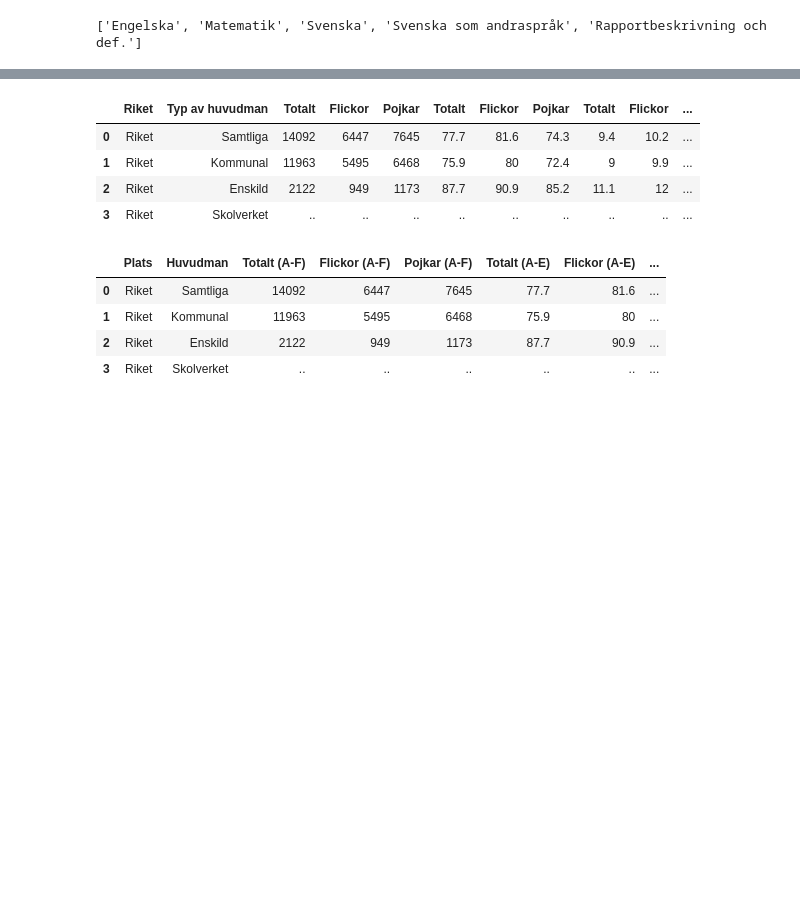
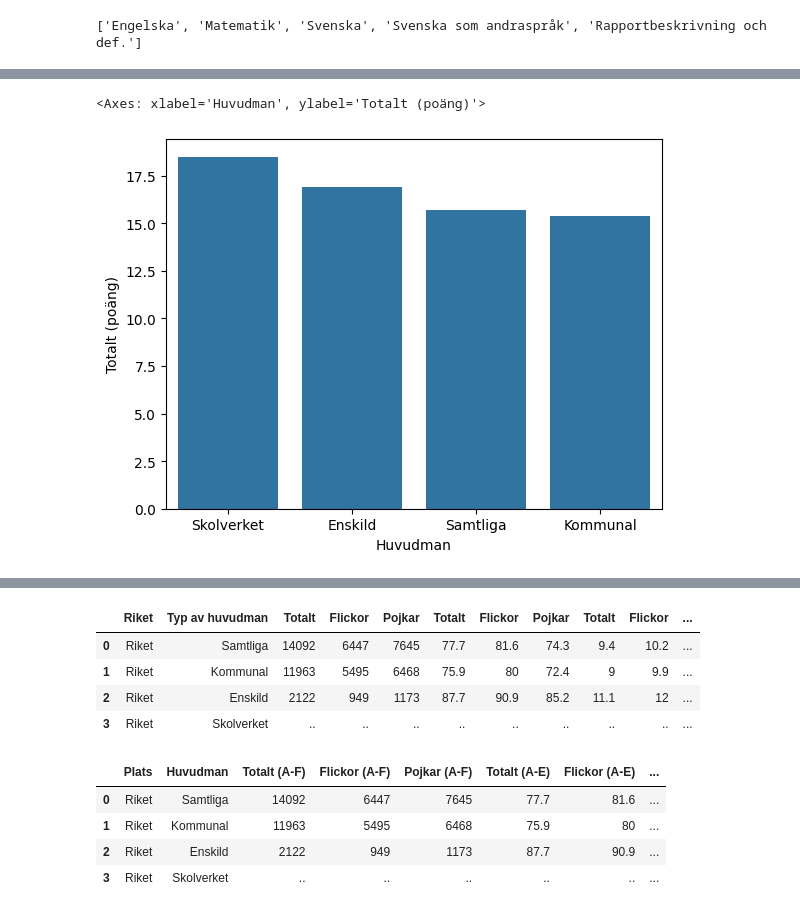
Before and after one commit to suseliwen/Labb2---skolstatistik, a Jupyter notebook: Labb_Skolstat.ipynb, the cells around one changed output, grey strips where cells are left out. Cells and saved outputs as stored; diff of their text form; code cells hidden in the pictures; blank space fills up the shorter version.

```diff
--- a/Labb_Skolstat.ipynb
+++ b/Labb_Skolstat.ipynb
@@ -14,6 +22,8 @@ print(sheets)
 ['Engelska', 'Matematik', 'Svenska', 'Svenska som andraspråk', 'Rapportbeskrivning och def.']
 # %%
 #Skapar en dataframe av bladet Engelska
-df_engelska = pd.read_excel("data/riket2023_åk9_np.xlsx", sheet_name = "Engelska", header = 8) #hämtar sheet Engelska
-df_engelska.head()
+df_english = pd.read_excel("data/riket2023_åk9_np.xlsx", sheet_name = "Engelska", header = 8) #hämtar sheet Engelska
+df_english.head()
+
+df_english.groupby("Typ av huvudman")["Totalt"].median()
 # %% [output]
@@ -24,0 +57,13 @@ df_engelska.head()
+# %%
+
+#Ändrar kolumnnamnen i enlighet med uppgiften
+df_english.columns = [
+    "Plats", "Huvudman", "Totalt (A-F)", "Flickor (A-F)", "Pojkar (A-F)",
+    "Totalt (A-E)", "Flickor (A-E)", "Pojkar (A-E)",
+    "Totalt (poäng)", "Flickor (poäng)", "Pojkar (poäng)"
+]
+df_english
+
+high_score_english = df_english.groupby("Huvudman")["Totalt (poäng)"].median().sort_values(ascending=False) #Skriver ut högsta poäng baserat på huvudman
+high_score_df_english = high_score_english.reset_index()
+high_score_df_english
@@ -24,0 +76,5 @@ df_engelska.head()
+# %%
+sns.barplot(data = high_score_df_english, x = "Huvudman", y = "Totalt (poäng)") #Skriver ut högsta poäng som ett diagram
+# %% [output]
+<Axes: xlabel='Huvudman', ylabel='Totalt (poäng)'>
+[figure, added]
```
Also changed, not shown: parts of 17 cells of this notebook.
